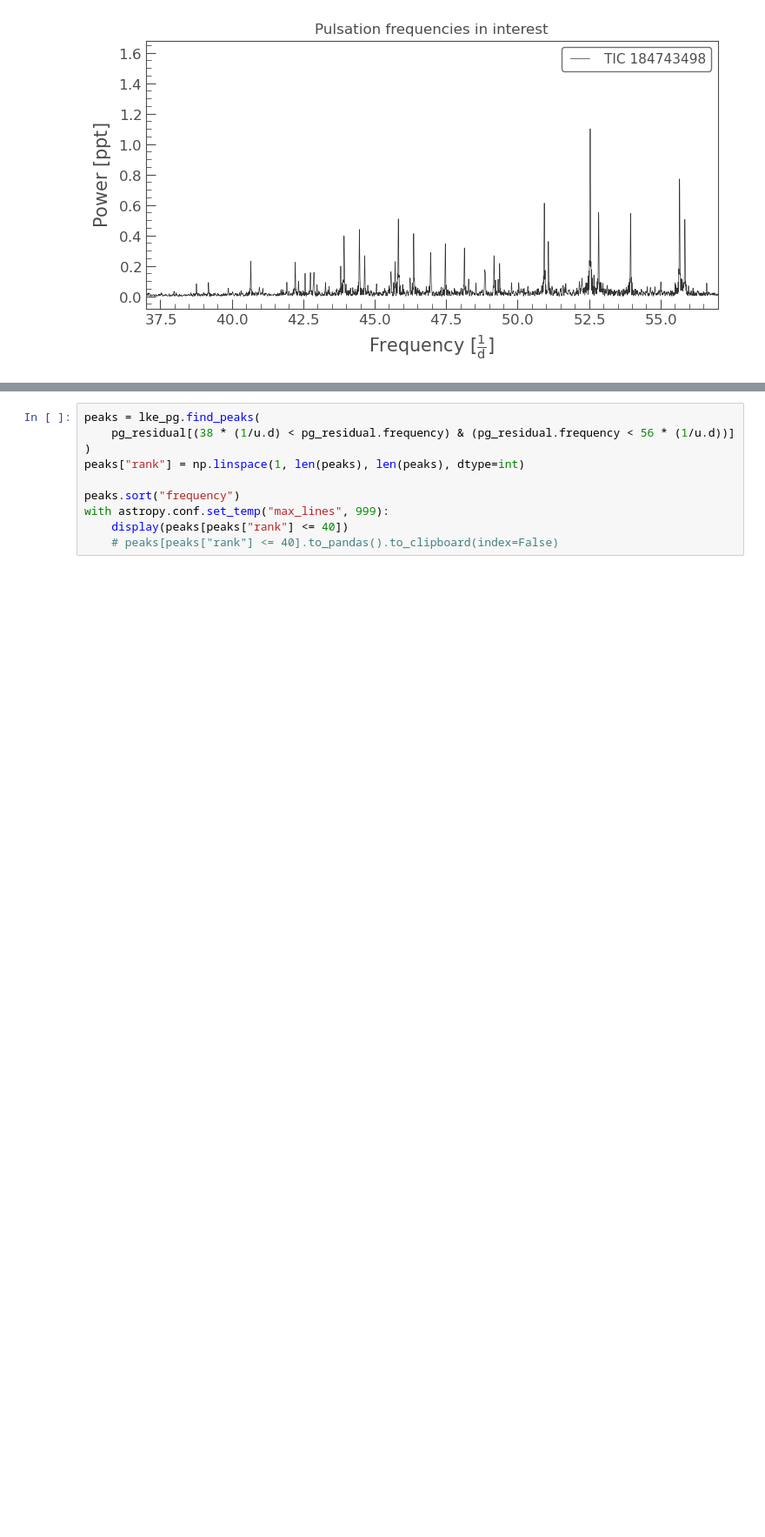
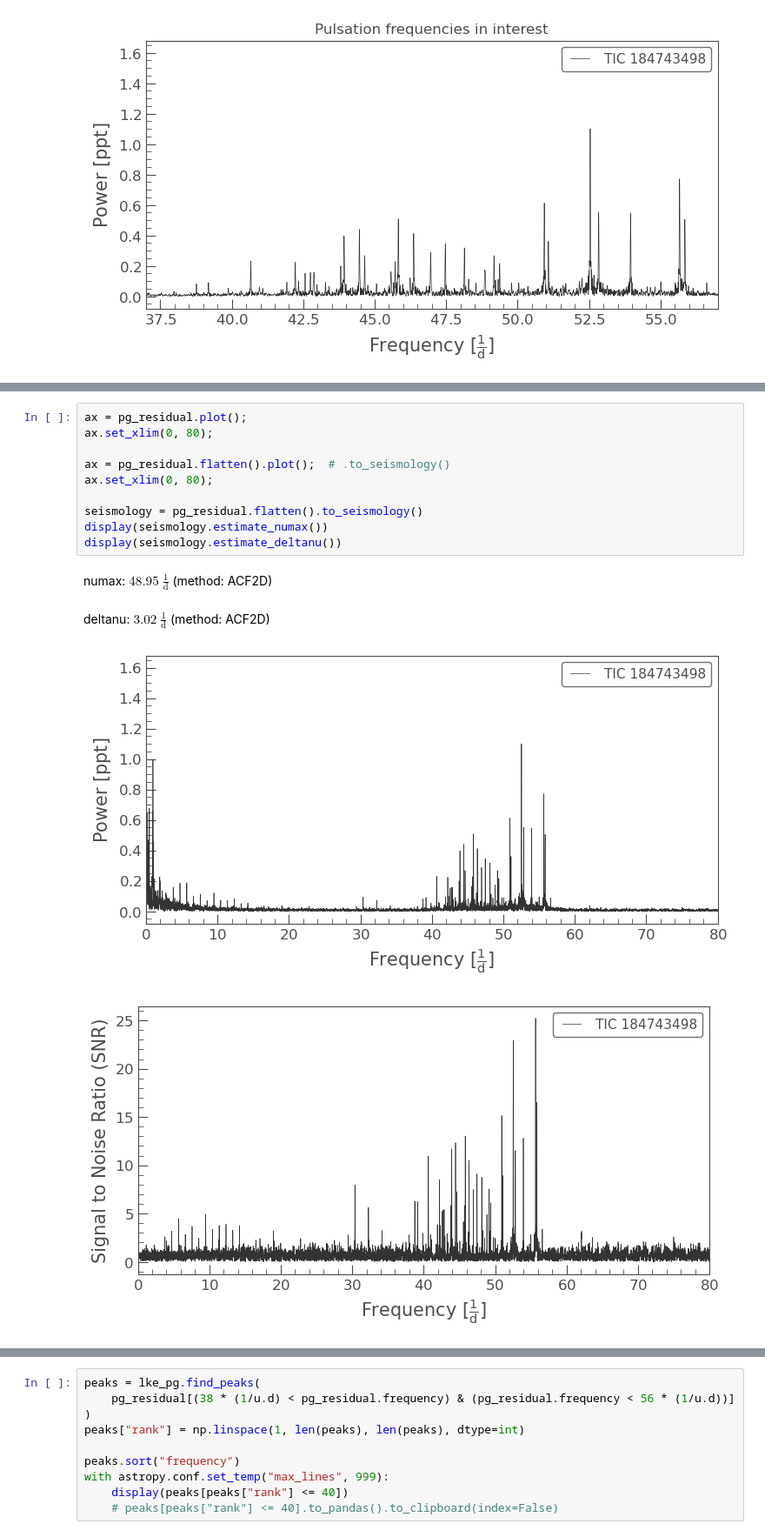
Before and after one commit to orionlee/PH_TESS_I_LightCurveViewer, a Jupyter notebook: targets/TIC_184743498_EB_Triaxial_Pulsators_2024MNRA.ipynb, the cells around one changed output, grey strips where cells are left out. Shown at 87% size. Saved outputs shown, nothing was run; the diff lists cells and outputs as text; blank space fills up the shorter version.

```diff
--- a/targets/TIC_184743498_EB_Triaxial_Pulsators_2024MNRA.ipynb
+++ b/targets/TIC_184743498_EB_Triaxial_Pulsators_2024MNRA.ipynb
@@ -409,3 +398,18 @@ The dominant pulsation frequencies, annotated with the proposed pulsation axes.
 ![image.png](attachment:image.png)
 
 Frequencies (6) and (7): their phases and amplitudes were not robustly characterized
+# %%
+ax = pg_residual.plot();
+ax.set_xlim(0, 80);
+
+ax = pg_residual.flatten().plot();  # .to_seismology()
+ax.set_xlim(0, 80);
+
+seismology = pg_residual.flatten().to_seismology()
+display(seismology.estimate_numax())
+display(seismology.estimate_deltanu())
+# %% [output]
+numax: $48.95$ $\mathrm{\frac{1}{d}}$ (method: ACF2D)
+deltanu: $3.02$ $\mathrm{\frac{1}{d}}$ (method: ACF2D)
+[figure, added]
+[figure, added]
```
Also changed, not shown: parts of 21 cells of this notebook.
